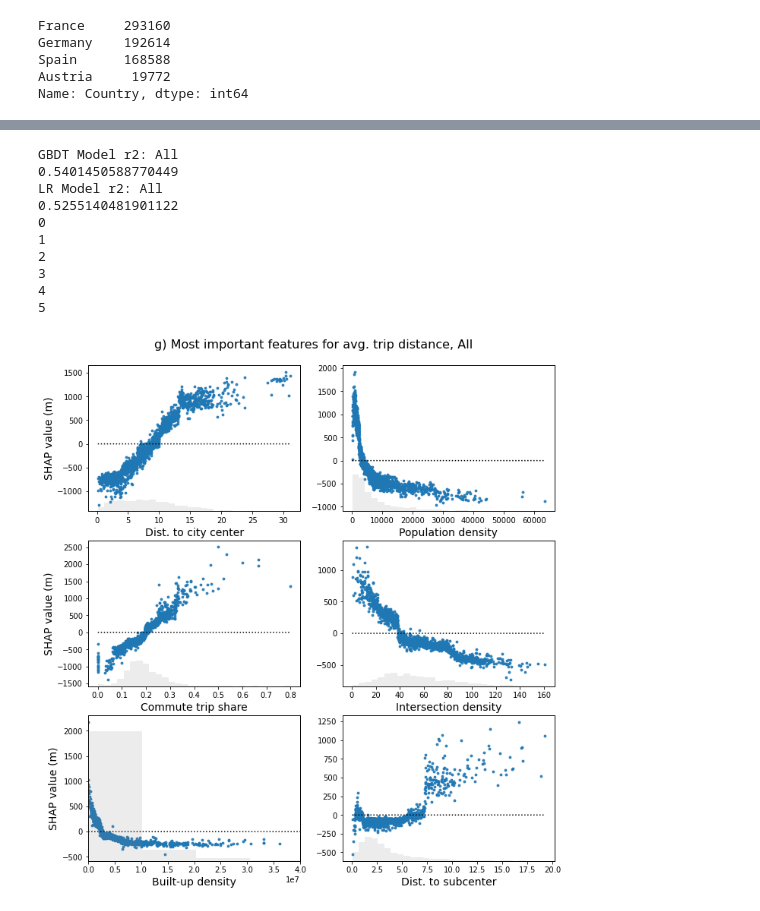
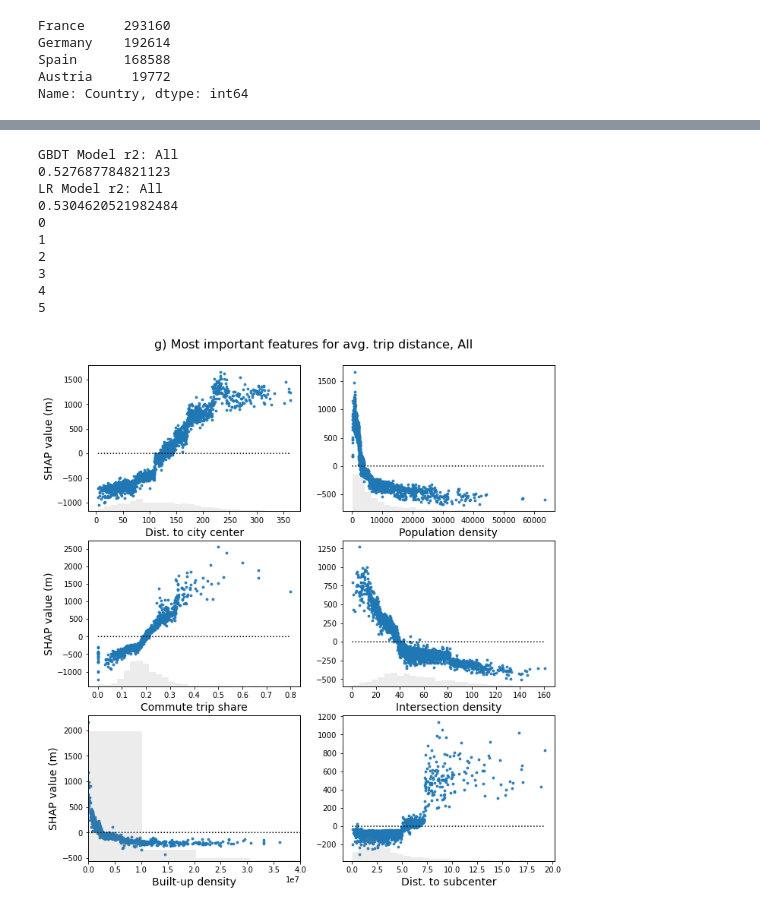
Before and after one commit to peterberr/sufficcs_mobility, a Jupyter notebook: models/dist_agg_all.ipynb, the cells around one changed output, grey strips where cells are left out. Drawn from its saved outputs; the diff is of its cells as text; code cells hidden in the pictures.

```diff
--- a/models/dist_agg_all.ipynb
+++ b/models/dist_agg_all.ipynb
@@ -18,3 +18,8 @@ cities_all=['Berlin','Dresden','Düsseldorf','Frankfurt am Main','Kassel','Leipz
 countries=['Germany','Germany','Germany','Germany','Germany','Germany','Germany','Germany','France','France','France','France','France','France','France','France','France','Spain','Austria','France','Germany']
 # %% [output]
 pandas.Int64Index is deprecated and will be removed from pandas in a future version. Use pandas.Index with the appropriate dtype instead.
+# %%
+stat=pd.read_csv('../outputs/summary_stats/summary_UF_all_reweighted.csv')
+d2c=stat.loc[:,['cities','Dist. to center']]
+d2c.rename(columns={'cities':'City'},inplace=True)
+d2c.head()
@@ -130,24 +189,33 @@ Paris added.
 df=pd.read_csv('../outputs/Combined/' + 'Madrid' + '_UF.csv',dtype={'Ori_geocode': str, 'Des_geocode': str,'Res_geocode': str })
 df['Commute_Trip']=0
 df.loc[df['Trip_Purpose_Agg']=='Home↔Work','Commute_Trip']=1
-df_UF=df.loc[:,['Res_geocode', 'DistSubcenter_res', 'DistCenter_res',
-                #'PopDensity_res','BuildDensity_res',
-                'UrbPopDensity_res', 'UrbBuildDensity_res',
-                'IntersecDensity_res', 'street_length_res', 'LU_UrbFab_res',#'bike_lane_share_res',
-                'LU_Comm_res', 'Commute_Trip','Age','Trip_Distance']]
-df_UF['City']='Madrid'
+
+df['City']='Madrid'
+df=df.merge(d2c)
+df['DistCenter_res_pc']=100*df['DistCenter_res']/df['Dist. to center']
+
+df_UF=df.loc[:,['Res_geocode', 'DistSubcenter_res', 'DistCenter_res_pc',
+'UrbPopDensity_res', 'UrbBuildDensity_res',
+'IntersecDensity_res', 'street_length_res', 'LU_UrbFab_res',
+'LU_Comm_res',  'Commute_Trip','Age','Trip_Distance','City']]
+
+
 df_UF['Country']='Spain'
 df_Madrid=df_UF.copy()
 # %%
 df=pd.read_csv('../outputs/Combined/' + 'Wien' + '_UF.csv',dtype={'Ori_geocode': str, 'Des_geocode': str,'Res_geocode': str })
 df['Commute_Trip']=0
 df.loc[df['Trip_Purpose_Agg']=='Home↔Work','Commute_Trip']=1
-df_UF=df.loc[:,['Res_geocode', 'DistSubcenter_res', 'DistCenter_res',
-                #'PopDensity_res','BuildDensity_res',
-                'UrbPopDensity_res', 'UrbBuildDensity_res',
-                'IntersecDensity_res', 'street_length_res', 'LU_UrbFab_res',#'bike_lane_share_res',
-                'LU_Comm_res', 'Commute_Trip','Age','Trip_Distance']]
-df_UF['City']='Wien'
+
+df['City']='Wien'
+df=df.merge(d2c)
+df['DistCenter_res_pc']=100*df['DistCenter_res']/df['Dist. to center']
+
+df_UF=df.loc[:,['Res_geocode', 'DistSubcenter_res', 'DistCenter_res_pc',
+'UrbPopDensity_res', 'UrbBuildDensity_res',
+'IntersecDensity_res', 'street_length_res', 'LU_UrbFab_res',
+'LU_Comm_res',  'Commute_Trip','Age','Trip_Distance','City']]
+
 df_UF['Country']='Austria'
 df_Wien=df_UF.copy()
 # %%
@@ -266,7 +336,7 @@ r2lr=[]
 cv = RepeatedKFold(n_splits=5,n_repeats=10,random_state=2)
 city='All'
 # %%
-form_str="Trip_Distance ~ DistSubcenter_res + DistCenter_res + UrbPopDensity_res + UrbBuildDensity_res  + IntersecDensity_res + street_length_res + LU_Comm_res + LU_UrbFab_res + Commute_Trip + Age + Country"
+form_str="Trip_Distance ~ DistSubcenter_res + DistCenter_res_pc + UrbPopDensity_res + UrbBuildDensity_res  + IntersecDensity_res + street_length_res + LU_Comm_res + LU_UrbFab_res + Commute_Trip + Age + Country"
 writer = pd.ExcelWriter('../outputs/ML_Results/dist_LR/'  + city + '.xlsx', engine='openpyxl')
 for train_idx, test_idx in cv.split(X): # select here
         X_train, X_test = X.iloc[train_idx], X.iloc[test_idx]
@@ -363,7 +433,7 @@ importance_df.columns = ['column_name', 'shap_importance']
 importance_df = importance_df.sort_values('shap_importance', ascending=False)
 
 #n=importance_df[:10].index
-n=importance_df.loc[importance_df['column_name'].isin(['DistCenter_res','DistSubcenter_res','UrbBuildDensity_res','IntersecDensity_res','UrbPopDensity_res','street_length_res','LU_Comm_res','LU_UrbFab_res','Age','Commute_Trip'])].index
+n=importance_df.loc[importance_df['column_name'].isin(['DistCenter_res_pc','DistSubcenter_res','UrbBuildDensity_res','IntersecDensity_res','UrbPopDensity_res','street_length_res','LU_Comm_res','LU_UrbFab_res','Age','Commute_Trip'])].index
 
 
 X.sort_index(inplace=True)
@@ -382,7 +452,7 @@ for i in range(len(n)):
         yl.append(dftemp['v'].values)
         y0.append(dftemp['v0'].values)
 
-data.rename(columns={'DistCenter_res':'Dist. to city center','UrbBuildDensity_res':'Built-up density','IntersecDensity_res':'Intersection density',
+data.rename(columns={'DistCenter_res_pc':'Dist. to city center','UrbBuildDensity_res':'Built-up density','IntersecDensity_res':'Intersection density',
                      'LU_Comm_res':'Commercial area','LU_UrbFab_res':'Urban Fabric area','LU_Road_res':'Road area','street_length_res':'Avg. street length',
                      'UrbPopDensity_res':'Population density','DistSubcenter_res':'Dist. to subcenter','transit_accessibility':'Transit accessibility',
                      'Commute_Trip':'Commute trip share','bike_lane_share_res':'Cycle lane share'},inplace=True)
@@ -428,33 +498,33 @@ with open('../outputs/ML_Results/shap/dist_agg/' + city + '_importance.pkl', 'wb
         pickle.dump(importance_df, g)
 
 with open('../outputs/ML_Results/shap/dist_agg/' + city + '_df.pkl', 'wb') as h:
         pickle.dump(df_agg, h)
 # %% [output]
 pandas.Int64Index is deprecated and will be removed from pandas in a future version. Use pandas.Index with the appropriate dtype instead.
 pandas.Int64Index is deprecated and will be removed from pandas in a future version. Use pandas.Index with the appropriate dtype instead.
 ntree_limit is deprecated, use `iteration_range` or model slicing instead.
 pandas.Int64Index is deprecated and will be removed from pandas in a future version. Use pandas.Index with the appropriate dtype instead.
 pandas.Int64Index is deprecated and will be removed from pandas in a future version. Use pandas.Index with the appropriate dtype instead.
 ntree_limit is deprecated, use `iteration_range` or model slicing instead.
 pandas.Int64Index is deprecated and will be removed from pandas in a future version. Use pandas.Index with the appropriate dtype instead.
 pandas.Int64Index is deprecated and will be removed from pandas in a future version. Use pandas.Index with the appropriate dtype instead.
 ntree_limit is deprecated, use `iteration_range` or model slicing instead.
 pandas.Int64Index is deprecated and will be removed from pandas in a future version. Use pandas.Index with the appropriate dtype instead.
 pandas.Int64Index is deprecated and will be removed from pandas in a future version. Use pandas.Index with the appropriate dtype instead.
 ntree_limit is deprecated, use `iteration_range` or model slicing instead.
 ... (134 lines left out)
 ntree_limit is deprecated, use `iteration_range` or model slicing instead.
 pandas.Int64Index is deprecated and will be removed from pandas in a future version. Use pandas.Index with the appropriate dtype instead.
 pandas.Int64Index is deprecated and will be removed from pandas in a future version. Use pandas.Index with the appropriate dtype instead.
 ntree_limit is deprecated, use `iteration_range` or model slicing instead.
 GBDT Model r2: All
-0.5401450588770449
+0.527687784821123
 LR Model r2: All
-0.5255140481901122
+0.5304620521982484
 0
 1
 2
 3
 4
 5
-[figure, old version]
+[figure, new version]
```
Also changed, not shown: parts of 7 cells of this notebook, 14 other files.
